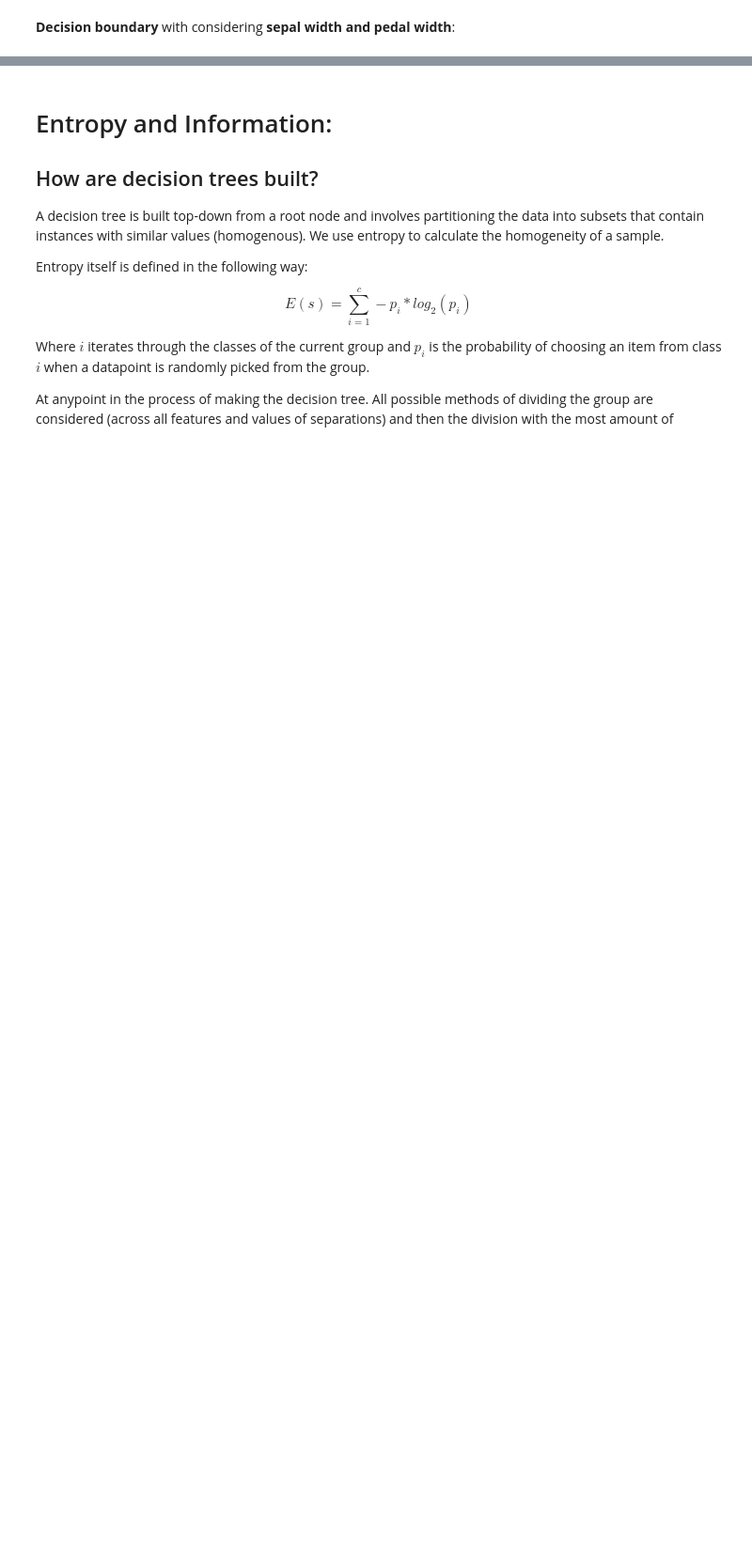
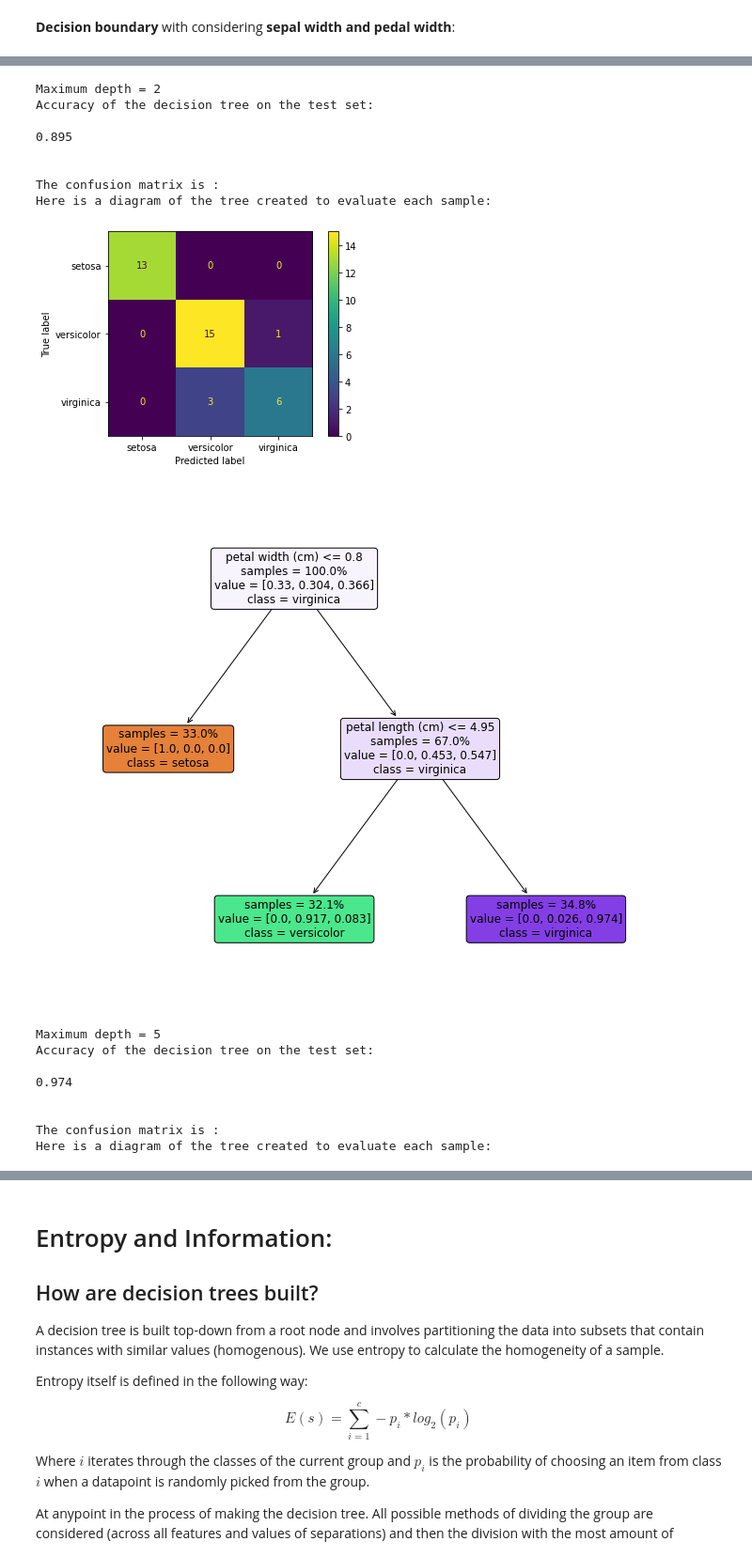
Before and after one commit to sathakshi03/Sathakshi-FMML_2023, a Jupyter notebook: FMML_ClassificationII_Lab2.ipynb, the cells around one changed output, grey strips where cells are left out. Shown: that part at 94% size. Cells and saved outputs as stored; diff of their text form; code cells hidden in the pictures; blank space fills up the shorter version.

```diff
--- a/FMML_ClassificationII_Lab2.ipynb
+++ b/FMML_ClassificationII_Lab2.ipynb
@@ -208,0 +206,23 @@ Complete the following function predict: which takes in four variables : `sepal
+# %%
+for i in [2, 5, 10]:
+  print(f"Maximum depth = {i}")
+  giveAnExample(i)
+# %% [output]
+Maximum depth = 2
+Accuracy of the decision tree on the test set:
+
+0.895
+
+
+The confusion matrix is :
+Here is a diagram of the tree created to evaluate each sample:
+[figure, added]
+[figure, added]
+Maximum depth = 5
+Accuracy of the decision tree on the test set:
+
+0.974
+
+
+The confusion matrix is :
+Here is a diagram of the tree created to evaluate each sample:
```
Also changed, not shown: parts of 22 cells of this notebook.
